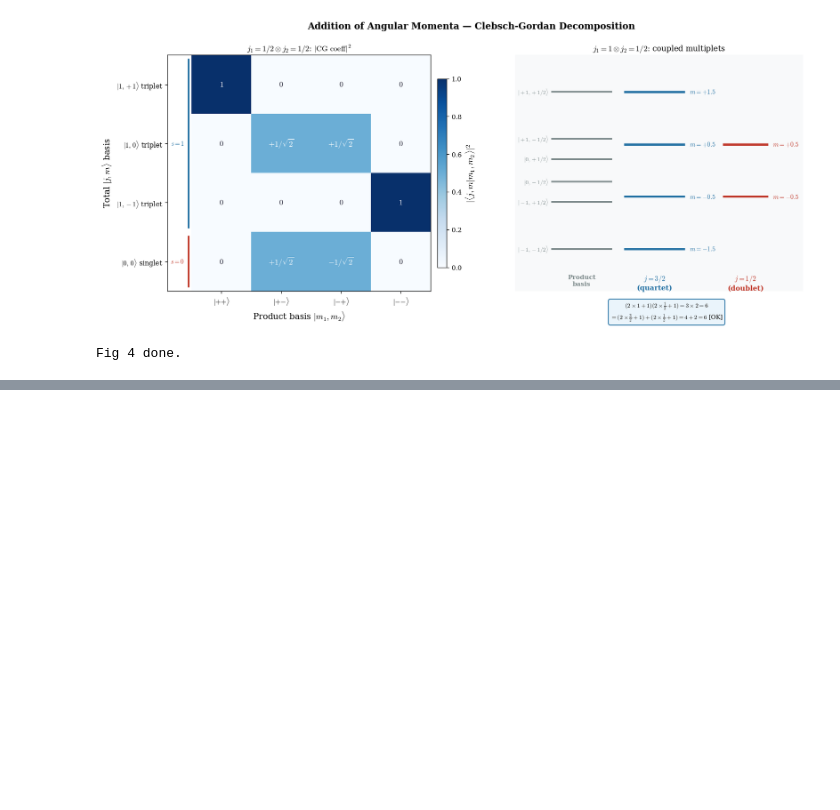
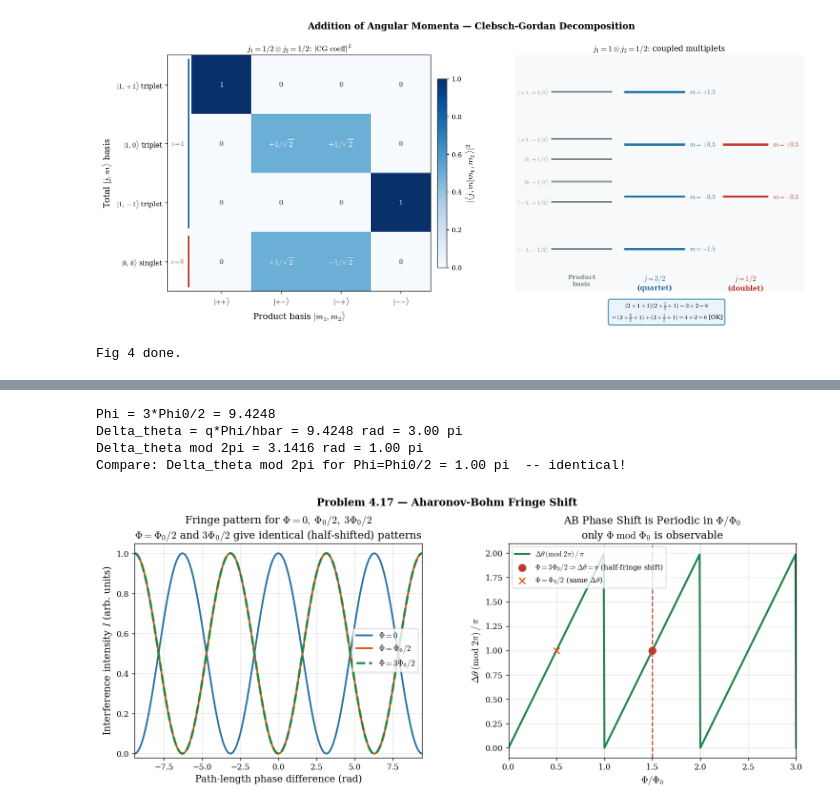
Before and after one commit to SeoulTechPSE/introduction_to_quantum_mechanics, a Jupyter notebook: ch04_visualizations.ipynb, the cells around one changed output, grey strips where cells are left out. Drawn from its saved outputs; the diff is of its cells as text; code cells hidden in the pictures; blank space fills up the shorter version.

```diff
--- a/ch04_visualizations.ipynb
+++ b/ch04_visualizations.ipynb
@@ -487,3 +492,70 @@ Fig 4 done.
+# %%
+
+# Problem 4.17: Aharonov-Bohm fringe shift for Phi = 3*Phi0/2
+Phi0 = 2*np.pi  # flux quantum in units where q/hbar = 1
+
+fig, axes = plt.subplots(1, 2, figsize=(13, 5.0))
+plt.subplots_adjust(top=0.86, left=0.08, right=0.97, wspace=0.30)
+
+# Left: interference pattern for Phi=0, Phi0/2, and 3*Phi0/2 -- last two coincide
+x = np.linspace(-3*np.pi, 3*np.pi, 600)
+for Phi_frac, col, lbl, ls in [(0.0,  BLUE, r'$\Phi=0$', '-'),
+                                 (0.5,  ORG,  r'$\Phi=\Phi_0/2$', '-'),
+                                 (1.5,  GREEN, r'$\Phi=3\Phi_0/2$', '--')]:
+    delta_theta = Phi_frac * Phi0
+    I = np.cos((x + delta_theta)/2)**2
+    ax = axes[0]
+    ax.plot(x, I, color=col, lw=2.2 if ls=='-' else 3.0, ls=ls, label=lbl,
+            alpha=0.9 if ls=='--' else 1.0)
+
+axes[0].set_xlabel('Path-length phase difference (rad)')
+axes[0].set_ylabel('Interference intensity $I$ (arb. units)')
+axes[0].set_title(r'Fringe pattern for $\Phi=0,\;\Phi_0/2,\;3\Phi_0/2$' + '\n'
+                   r'$\Phi=\Phi_0/2$ and $3\Phi_0/2$ give identical (half-shifted) patterns')
+axes[0].legend(fontsize=10)
+axes[0].grid(True, alpha=0.3)
+axes[0].set_xlim(-3*np.pi, 3*np.pi); axes[0].set_ylim(-0.02, 1.05)
+
+# Verify numerically: Delta_theta for Phi=3*Phi0/2, reduced mod 2pi
+Phi = 1.5 * Phi0
+delta_theta = Phi   # since q/hbar = 1 in these units
+delta_theta_mod = np.mod(delta_theta, 2*np.pi)
+print(f"Phi = 3*Phi0/2 = {Phi:.4f}")
+print(f"Delta_theta = q*Phi/hbar = {delta_theta:.4f} rad = {delta_theta/np.pi:.2f} pi")
+print(f"Delta_theta mod 2pi = {delta_theta_mod:.4f} rad = {delta_theta_mod/np.pi:.2f} pi")
+print(f"Compare: Delta_theta mod 2pi for Phi=Phi0/2 = {np.mod(0.5*Phi0, 2*np.pi)/np.pi:.2f} pi  -- identical!")
+
+# Right: Delta_theta mod 2pi vs Phi/Phi0, highlighting Phi/Phi0 = 1.5
+ax2 = axes[1]
+Phi_frac_arr = np.linspace(0, 3, 400)
+dtheta_raw = Phi_frac_arr * 2*np.pi
+dtheta_mod = np.mod(dtheta_raw, 2*np.pi)
+ax2.plot(Phi_frac_arr, dtheta_mod/np.pi, color=GREEN, lw=2.5,
+         label=r'$\Delta\theta\,(\mathrm{mod}\;2\pi)\,/\,\pi$')
+ax2.axvline(1.5, color=RED, lw=1.5, ls='--')
+ax2.scatter([1.5], [np.mod(1.5*2*np.pi, 2*np.pi)/np.pi], color=RED, s=80, zorder=5,
+            label=r'$\Phi=3\Phi_0/2 \Rightarrow \Delta\theta=\pi$ (half-fringe shift)')
+ax2.scatter([0.5], [np.mod(0.5*2*np.pi, 2*np.pi)/np.pi], color=ORG, s=60, zorder=5,
+            marker='x', label=r'$\Phi=\Phi_0/2$ (same $\Delta\theta$)')
+for n in range(4):
+    ax2.axvline(n, color=GRAY, lw=1.0, ls=':', alpha=0.6)
+ax2.set_xlabel(r'$\Phi/\Phi_0$')
+ax2.set_ylabel(r'$\Delta\theta\,(\mathrm{mod}\;2\pi)\,/\,\pi$')
+ax2.set_title('AB Phase Shift is Periodic in $\\Phi/\\Phi_0$\n'
+               r'only $\Phi\;\mathrm{mod}\;\Phi_0$ is observable')
+ax2.legend(fontsize=9)
+ax2.grid(True, alpha=0.3)
+ax2.set_xlim(0, 3); ax2.set_ylim(-0.1, 2.1)
+
+plt.suptitle('Problem 4.17 — Aharonov-Bohm Fringe Shift',
+              fontsize=13, fontweight='bold', y=1.02)
+figures.append((fig, 'fig_4_17.png')); plt.show()
+# %% [output]
+Phi = 3*Phi0/2 = 9.4248
+Delta_theta = q*Phi/hbar = 9.4248 rad = 3.00 pi
+Delta_theta mod 2pi = 3.1416 rad = 1.00 pi
+Compare: Delta_theta mod 2pi for Phi=Phi0/2 = 1.00 pi  -- identical!
+[figure, added]
 # %%
 # ── Download all figures ────────────────────────────────────────
 import os, zipfile
```
Also changed, not shown: parts of 4 cells of this notebook.
